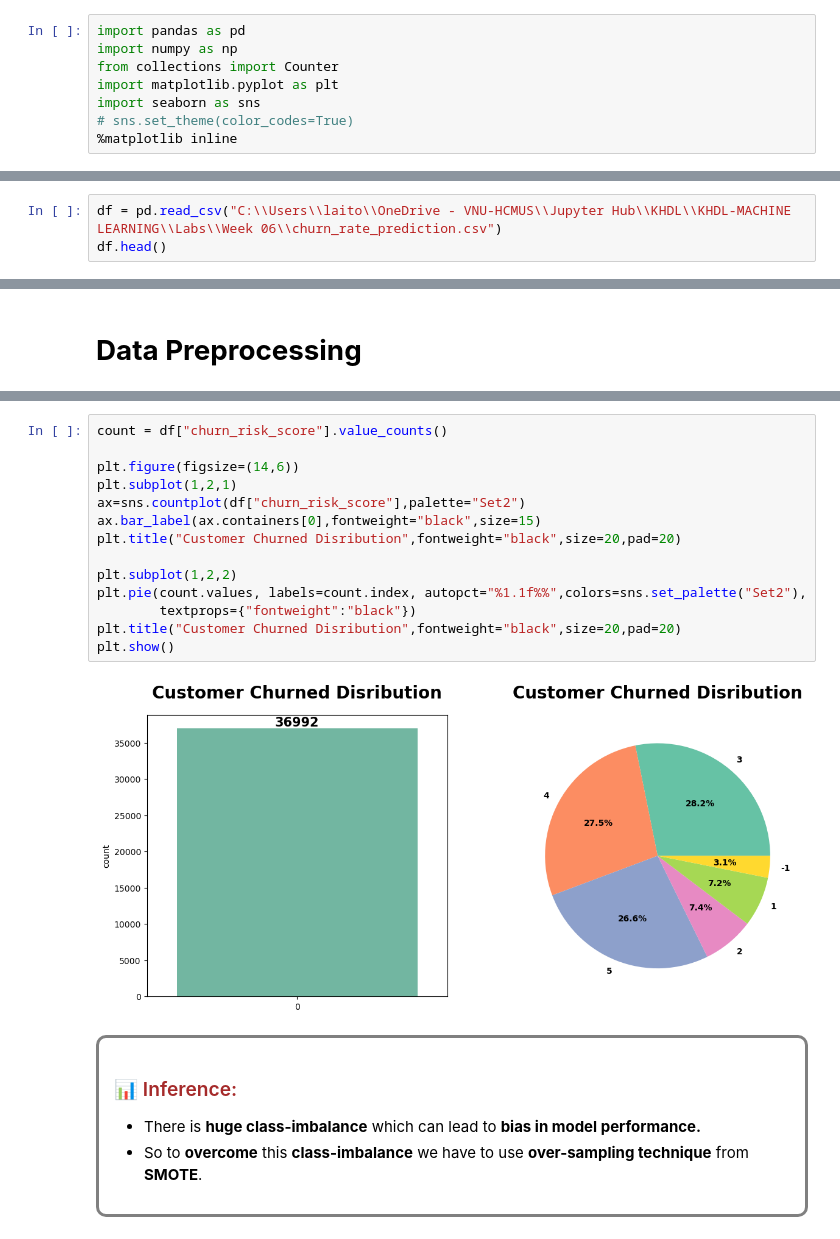
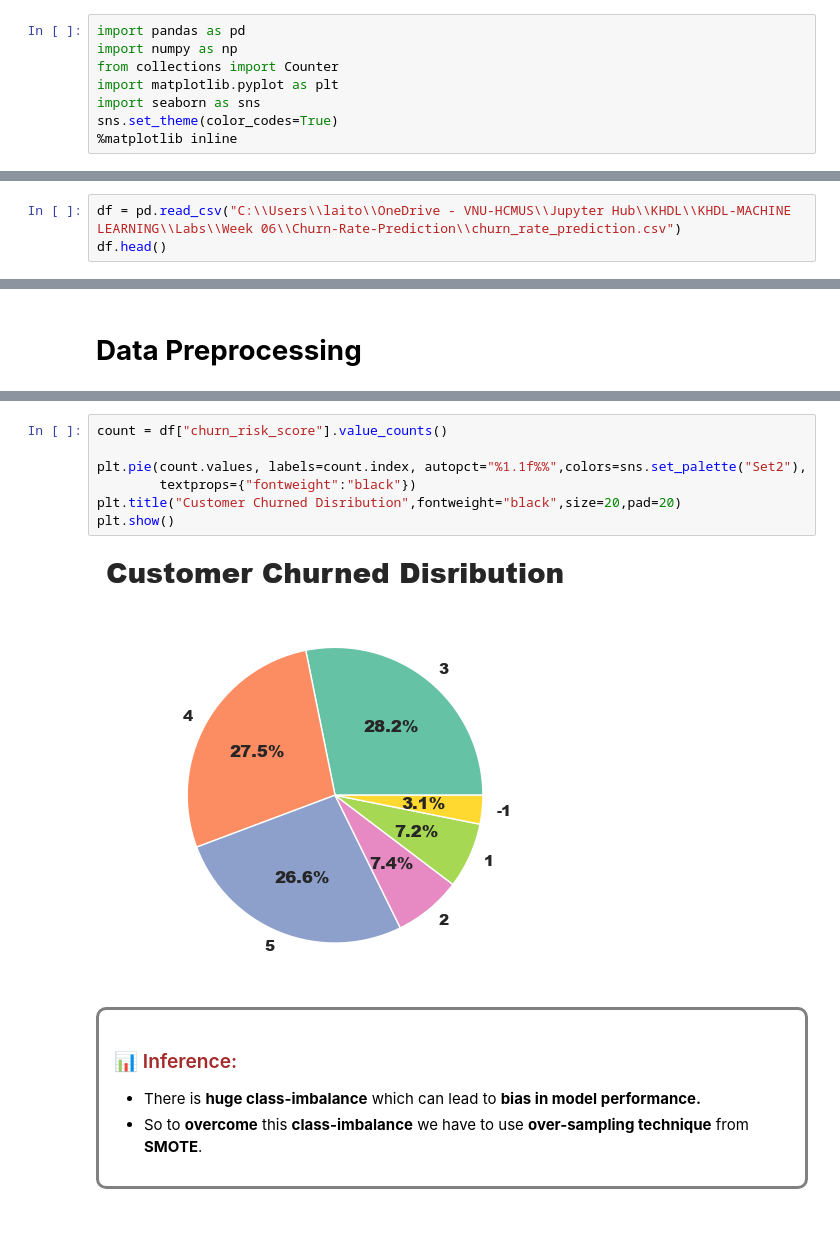
Before and after one commit to laitoanthang/Churn-Rate-Prediction, a Jupyter notebook: test2.ipynb, the cells around one changed output, grey strips where cells are left out. Drawn from its saved outputs; the diff is of its cells as text.

```diff
--- a/test2.ipynb
+++ b/test2.ipynb
@@ -12,12 +12,12 @@ import numpy as np
 from collections import Counter
 import matplotlib.pyplot as plt
 import seaborn as sns
-# sns.set_theme(color_codes=True)
+sns.set_theme(color_codes=True)
 %matplotlib inline
 # %% [markdown]
 # **Load Dataset**
 # %%
-df = pd.read_csv("C:\\Users\\laito\\OneDrive - VNU-HCMUS\\Jupyter Hub\\KHDL\\KHDL-MACHINE LEARNING\\Labs\\Week 06\\churn_rate_prediction.csv")
+df = pd.read_csv("C:\\Users\\laito\\OneDrive - VNU-HCMUS\\Jupyter Hub\\KHDL\\KHDL-MACHINE LEARNING\\Labs\\Week 06\\Churn-Rate-Prediction\\churn_rate_prediction.csv")
 df.head()
 # %% [output]
 |  | customer_id | Name | age | gender | security_no | region_category | membership_category | ... |
@@ -70,19 +81,12 @@ dtype: object
 # %%
 count = df["churn_risk_score"].value_counts()
 
-plt.figure(figsize=(14,6))
-plt.subplot(1,2,1)
-ax=sns.countplot(df["churn_risk_score"],palette="Set2")
-ax.bar_label(ax.containers[0],fontweight="black",size=15)
-plt.title("Customer Churned Disribution",fontweight="black",size=20,pad=20)
-
-plt.subplot(1,2,2)
 plt.pie(count.values, labels=count.index, autopct="%1.1f%%",colors=sns.set_palette("Set2"),
         textprops={"fontweight":"black"})
 plt.title("Customer Churned Disribution",fontweight="black",size=20,pad=20)
 plt.show()
 # %% [output]
-[figure, old version]
+[figure, new version]
 # %% [markdown]
 </div><div style="border-radius:10px; border:#808080 solid; padding: 15px; background-color: ##F0E68C ; font-size:100%; text-align:left">
 
```
Also changed, not shown: parts of 61 cells of this notebook, 4 other files.
